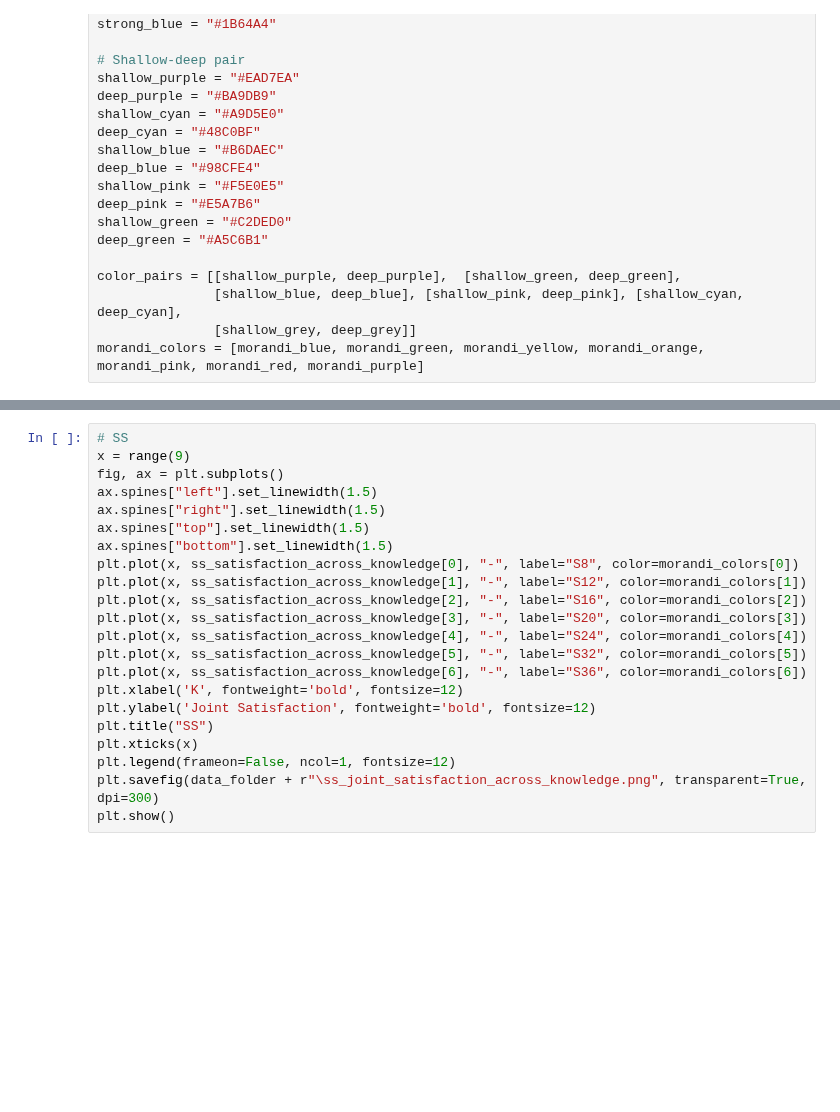
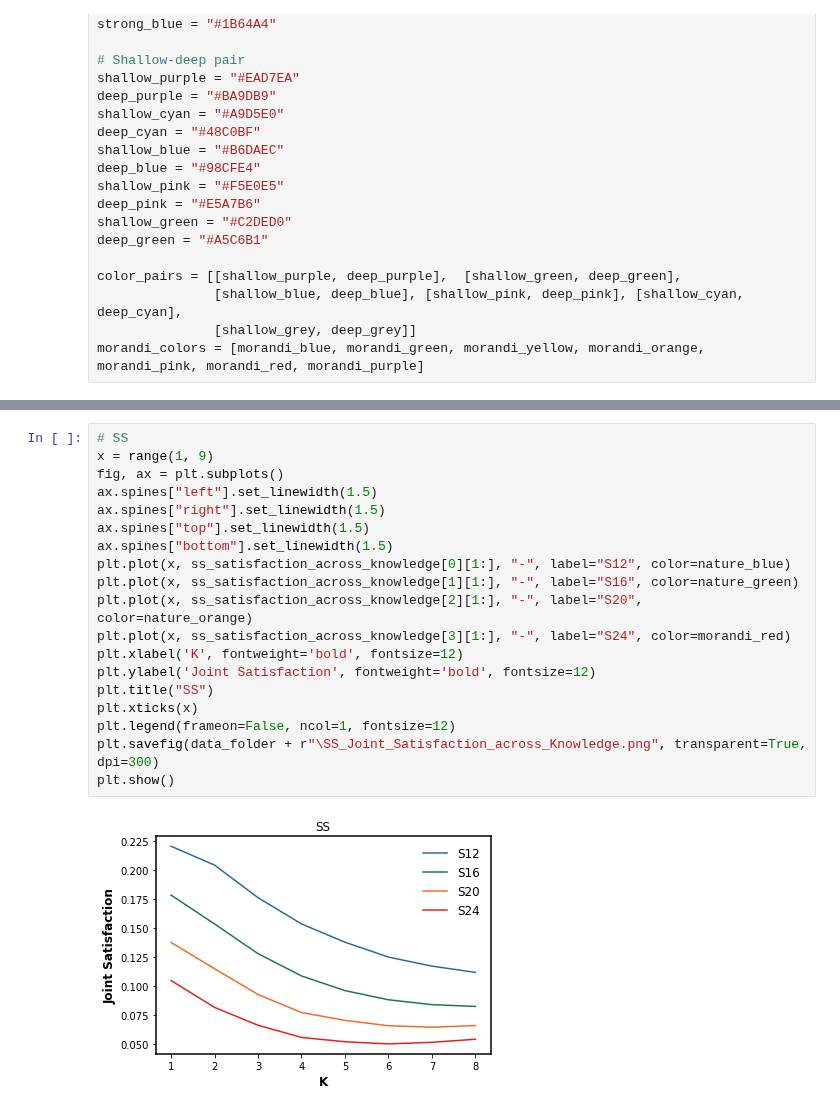
Before and after one commit to baldFemale/OpenInnovationFramework, a Jupyter notebook: Mechanism/JointSatisfaction_across_Knowledge/Evaluator.ipynb, the cells around one changed output, grey strips where cells are left out. Cells and saved outputs as stored; diff of their text form; blank space fills up the shorter version.

```diff
--- a/Mechanism/JointSatisfaction_across_Knowledge/Evaluator.ipynb
+++ b/Mechanism/JointSatisfaction_across_Knowledge/Evaluator.ipynb
@@ -131,22 +132,21 @@ plt.show()
 # %%
 # SS
-x = range(9)
+x = range(1, 9)
 fig, ax = plt.subplots()
 ax.spines["left"].set_linewidth(1.5)
 ax.spines["right"].set_linewidth(1.5)
 ax.spines["top"].set_linewidth(1.5)
 ax.spines["bottom"].set_linewidth(1.5)
-plt.plot(x, ss_satisfaction_across_knowledge[0], "-", label="S8", color=morandi_colors[0])
-plt.plot(x, ss_satisfaction_across_knowledge[1], "-", label="S12", color=morandi_colors[1])
-plt.plot(x, ss_satisfaction_across_knowledge[2], "-", label="S16", color=morandi_colors[2])
-plt.plot(x, ss_satisfaction_across_knowledge[3], "-", label="S20", color=morandi_colors[3])
-plt.plot(x, ss_satisfaction_across_knowledge[4], "-", label="S24", color=morandi_colors[4])
-plt.plot(x, ss_satisfaction_across_knowledge[5], "-", label="S32", color=morandi_colors[5])
-plt.plot(x, ss_satisfaction_across_knowledge[6], "-", label="S36", color=morandi_colors[6])
+plt.plot(x, ss_satisfaction_across_knowledge[0][1:], "-", label="S12", color=nature_blue)
+plt.plot(x, ss_satisfaction_across_knowledge[1][1:], "-", label="S16", color=nature_green)
+plt.plot(x, ss_satisfaction_across_knowledge[2][1:], "-", label="S20", color=nature_orange)
+plt.plot(x, ss_satisfaction_across_knowledge[3][1:], "-", label="S24", color=morandi_red)
 plt.xlabel('K', fontweight='bold', fontsize=12)
 plt.ylabel('Joint Satisfaction', fontweight='bold', fontsize=12)
 plt.title("SS")
 plt.xticks(x)
 plt.legend(frameon=False, ncol=1, fontsize=12)
-plt.savefig(data_folder + r"\ss_joint_satisfaction_across_knowledge.png", transparent=True, dpi=300)
+plt.savefig(data_folder + r"\SS_Joint_Satisfaction_across_Knowledge.png", transparent=True, dpi=300)
 plt.show()
+# %% [output]
+[figure, added]
```
Also changed, not shown: parts of 3 cells of this notebook.
